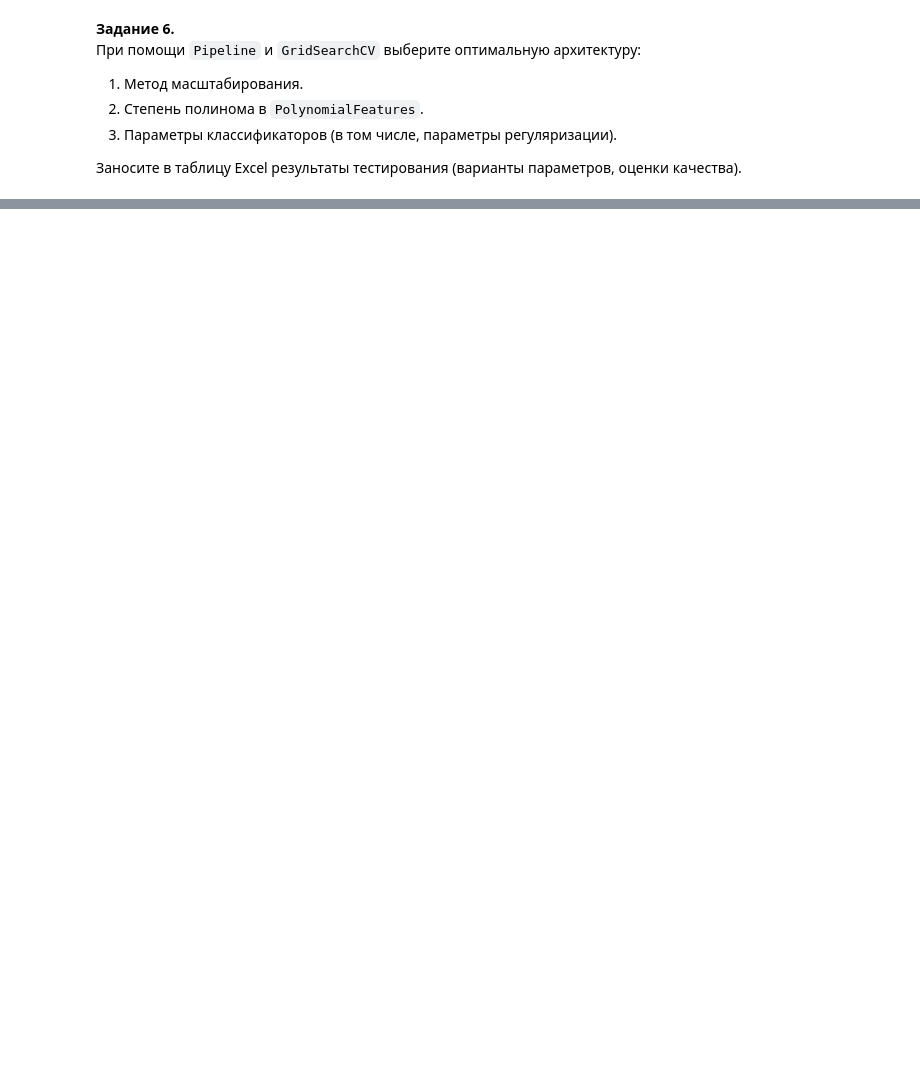
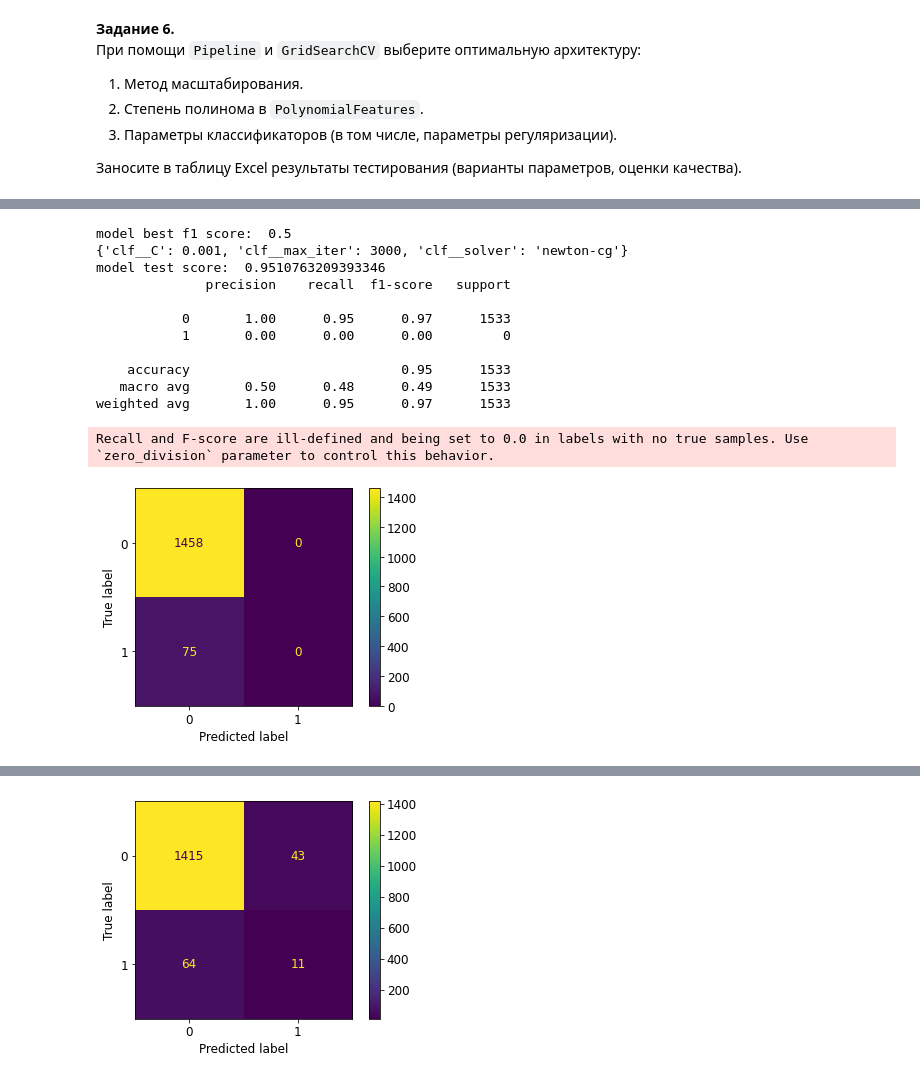
Before and after one commit to Loinen/ml_labs, a Jupyter notebook: ml_stroke_prediction.ipynb, the cells around one changed output, grey strips where cells are left out. Drawn from its saved outputs; the diff is of its cells as text; code cells hidden in the pictures; blank space fills up the shorter version.

```diff
--- a/ml_stroke_prediction.ipynb
+++ b/ml_stroke_prediction.ipynb
@@ -227,4 +249,6 @@ dataset = create_dummies(dataset, "smoking_status")
 dataset = create_dummies(dataset, "Age_categories")
+# %%
+dataset = dataset.drop(columns=['gender', 'ever_married', "work_type", "Age_categories", "Residence_type", "smoking_status", "hypertension", "heart_disease"], axis=1)
 # %%
 miss_bmi = dataset[dataset.bmi.isna()]
 print("missing:", len(miss_bmi))
@@ -323,21 +365,15 @@ __Задание 5.__
 from sklearn.model_selection import StratifiedShuffleSplit
 # Разделим на тестовую, валидационную и обучающие выборки
 print(dataset.columns)
-drop_cols = ['id', "hypertension", "heart_disease", "Residence_type",
-            'ever_married', 'ever_married_No','ever_married_Yes',
-             "gender", "smoking_status",
-             'Residence_type_Rural', 'Residence_type_Urban',
-             "work_type", # 'work_type_Govt_job', 'work_type_Never_worked', 'work_type_Private', 'work_type_Self-employed',
-             "age", "Age_categories",
-             'heart_disease_0', 'heart_disease_1',
-             'stroke']
 y = dataset['stroke']
 X = dataset.copy()
-X = dataset[['gender_Female', 'gender_Male',"hypertension", "heart_disease", 'avg_glucose_level','bmi','Age_categories_Infant',
-       'Age_categories_Young', 'Age_categories_Adult', 'Age_categories_Aged',
-       'Age_categories_Eldest']] #X.drop(columns=drop_cols, axis=1)
+X = dataset[['gender_Female', 'gender_Male','avg_glucose_level','bmi',
+             'hypertension_0','hypertension_1', 'heart_disease_0', 'heart_disease_1',
+             'work_type_Govt_job', 'work_type_Never_worked', 'work_type_Private', 'work_type_Self-employed',
+             'Age_categories_Infant', 'Age_categories_Young', 'Age_categories_Adult', 'Age_categories_Aged',
+             'Age_categories_Eldest']] #X.drop(columns=drop_cols, axis=1)
 
-sss = StratifiedShuffleSplit(n_splits=4, train_size=0.8, random_state=42)
+sss = StratifiedShuffleSplit(n_splits=4, train_size=0.7, random_state=42)
 sss.get_n_splits(X, y)
 print(sss)
 for train_index, test_index in sss.split(X, y):
@@ -375,20 +406,22 @@ __Задание 6.__
 
 Заносите в таблицу Excel результаты тестирования (варианты параметров, оценки качества).
 # %%
+from sklearn.svm import LinearSVC
 classifiers = [
     LogisticRegression(),
     SVC(),
     KNeighborsClassifier(),
-    MultinomialNB(),
     DecisionTreeClassifier(),
     RandomForestClassifier(),
     AdaBoostClassifier(),
-    GradientBoostingClassifier()
+    GradientBoostingClassifier(),
+    LinearSVC()
     ]
 
 # LogisticRegression()
-params1 = {"poly__degree": range(1,2,1), "clf__solver": ['newton-cg', 'lbfgs', 'liblinear', 'sag', 'saga'],
-           "clf__max_iter": [1200,1300]} # range start stop step
+params1 = {
+     'clf__C': [0.001, 0.01, 0.1, 1, 10, 100], "clf__solver": ['newton-cg', 'lbfgs', 'liblinear', 'sag', 'saga'], "clf__max_iter": [3000,3500],
+           }
 # SVC
 params2 = {"poly__degree": range(1,2,1),"clf__kernel":["rbf", "poly", "linear", "sigmoid"], "clf__gamma": ["auto", "scale"],
            "clf__degree":range(1,6,1)}
@@ -398,34 +431,50 @@ params3 = {"poly__degree": range(1,2,1),"clf__n_neighbors": range(4,10,1), "clf_
 # MultinomialNB()
 params4 = {"poly__degree": range(1,2,1),"clf__fit_prior": ['True', 'False'], "clf__alpha": np.arange(0.8,1.2,0.1)}
 # DecisionTreeClassifier()
-params5 = {"poly__degree": range(1,2,1),"clf__criterion":["gini", "entropy"], "clf__max_depth": range(5,16,1), "clf__min_samples_split": range(2,8,1),
-           "clf__min_samples_leaf": range(1,5,1)}
+params5 = {"poly__degree": range(1,2,1),"clf__criterion":["gini", "entropy"], "clf__max_depth": range(14,18,1),
+           "clf__min_samples_leaf": range(8,14,1), "clf__class_weight": ["balanced", {0:1,1:5}] }
 # RandomForestClassifier()
 params6 = {"poly__degree": range(1,2,1),"clf__criterion":["gini", "entropy"], "clf__class_weight":["balanced", "balanced_subsample"],
-           "clf__max_depth": range(4,10,2), "clf__min_samples_leaf": range(5,11,2), "clf__n_estimators":range(50,150,50)}
+           "clf__max_depth": range(10,28,2), "clf__min_samples_leaf": range(5,12,1), "clf__n_estimators":range(50,150,50)}
 # AdaBoostClassifier()
-params7 = {"poly__degree": range(1,2,1),"clf__learning_rate":np.arange(0.2,0.6,0.1), "clf__n_estimators":range(20,60,20),
+params7 = {"poly__degree": range(1,2,1),"clf__learning_rate":np.arange(0.2,1.1,0.1), "clf__n_estimators":range(20,60,20),
          "clf__algorithm":["SAMME", "SAMME.R"]}
 # GradientBoostingClassifier()
 params8 = {"poly__degree": range(1,2,1),"clf__loss":["deviance", "exponential"],
-           "clf__learning_rate":[0.09,0.085,0.1], "clf__n_estimators":range(80,120,20),
-           "clf__min_samples_leaf": range(1,4,1), "clf__max_depth": range(5,15,1),
+           #"clf__learning_rate":[0.09,0.085,0.1], "clf__n_estimators":range(80,120,20),
+           #"clf__min_samples_leaf": range(1,4,1), "clf__max_depth": range(5,15,1),
            #"clf__max_features": ["auto", "sqrt", "log2"], "clf__validation_fraction":np.arange(0.01,0.2,0.05)
            }
-
-parameters = [params1, params2, params3, params4, params5, params6, params7, params8]
+params9 = {
+        }
+parameters = [params1, params2, params3,  params5, params6, params7, params8, params9]
 i = 0
 for classifier in classifiers:
     print(classifier)
-    pipe = Pipeline(steps=[('scaler', MinMaxScaler()), #MinMaxScaler() StandardScaler()
+    pipe = Pipeline(steps=[('feature_selection', SelectFromModel(LinearSVC(C=0.01, penalty="l2", dual=False,max_iter=2000))),
+                            ('scaler', StandardScaler()), #MinMaxScaler() StandardScaler()
                             ('poly', PolynomialFeatures()),
                             ('clf', classifier) # , return_train_score = True
                       ])
     # выбираем balanced_accuracy, а не accuracy, так как классы несбалансированы
-    grid_cv = model_selection.GridSearchCV(pipe, parameters[i], scoring='f1')
+    grid_cv = model_selection.GridSearchCV(pipe, parameters[i], scoring='recall_macro')
     grid_cv.fit(x_train, y_train)
     print("model best f1 score: ", grid_cv.best_score_)
     print(grid_cv.best_params_)
     model = grid_cv.best_estimator_
     print("model test score: ", model.score(x_test, y_test))
+
+    y_pred = model.predict(x_test)
+    print(classification_report(y_pred,y_test))
+    plot_confusion_matrix(model, x_test, y_test, values_format='d')
+    plt.show()
+    try:
+      fig = go.Figure()
+      fig.add_trace(go.Bar(x=x_test.columns,y = model['clf'].feature_importances_))
+      fig.update_layout(title='Feature selection results',xaxis_title='Model',yaxis_title='F1 Score')
+      fig.show()
+    except AttributeError:
+      print(AttributeError)
+
     i+=1
+# %% [output]
@@ -431,0 +487,13 @@ for classifier in classifiers:
+model best f1 score:  0.5
+{'clf__C': 0.001, 'clf__max_iter': 3000, 'clf__solver': 'newton-cg'}
+model test score:  0.9510763209393346
+              precision    recall  f1-score   support
+
+           0       1.00      0.95      0.97      1533
+           1       0.00      0.00      0.00         0
+
+    accuracy                           0.95      1533
+   macro avg       0.50      0.48      0.49      1533
+weighted avg       1.00      0.95      0.97      1533
+Recall and F-score are ill-defined and being set to 0.0 in labels with no true samples. Use `zero_division` parameter to control this behavior.
+[figure, added]
@@ -431,0 +516 @@ for classifier in classifiers:
+[figure, added]
```
Also changed, not shown: parts of 28 cells of this notebook.
